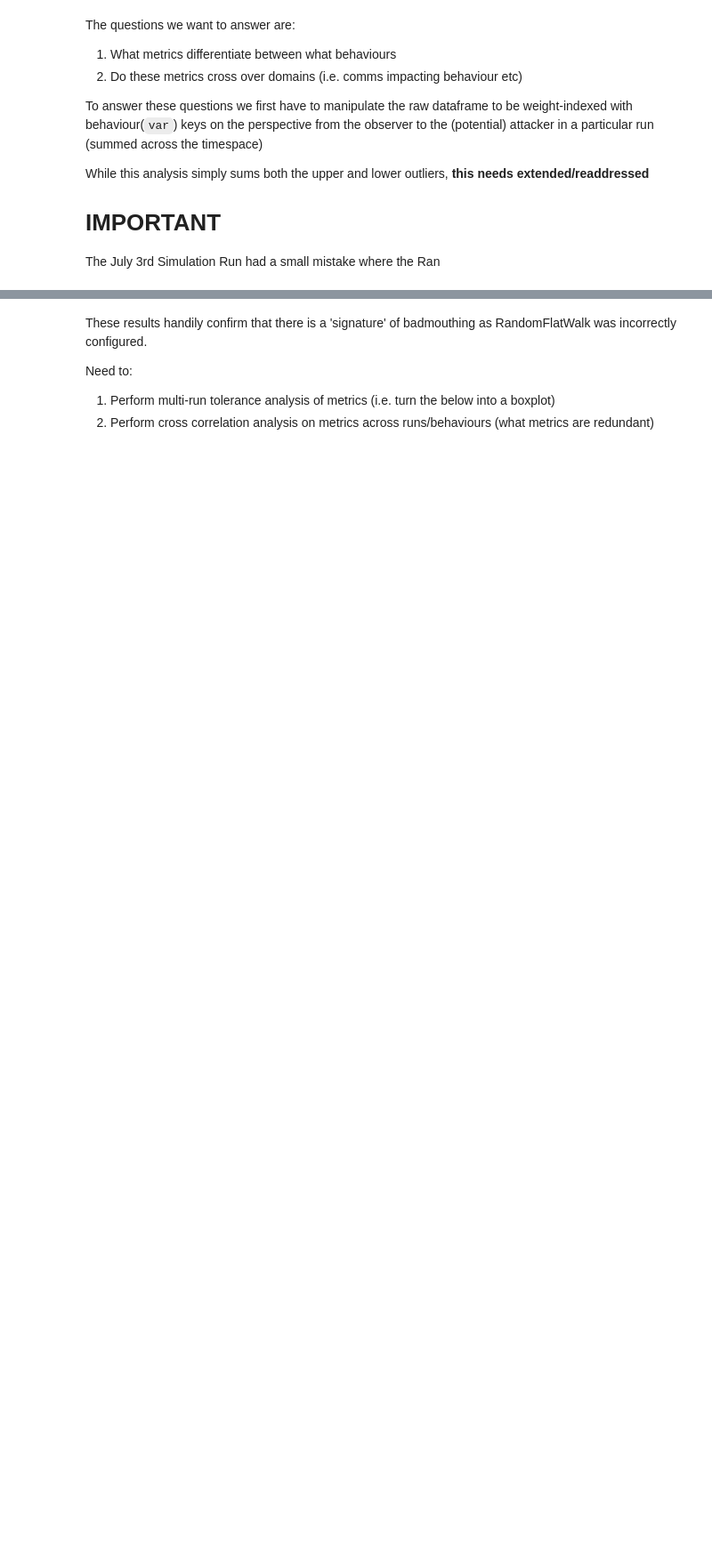
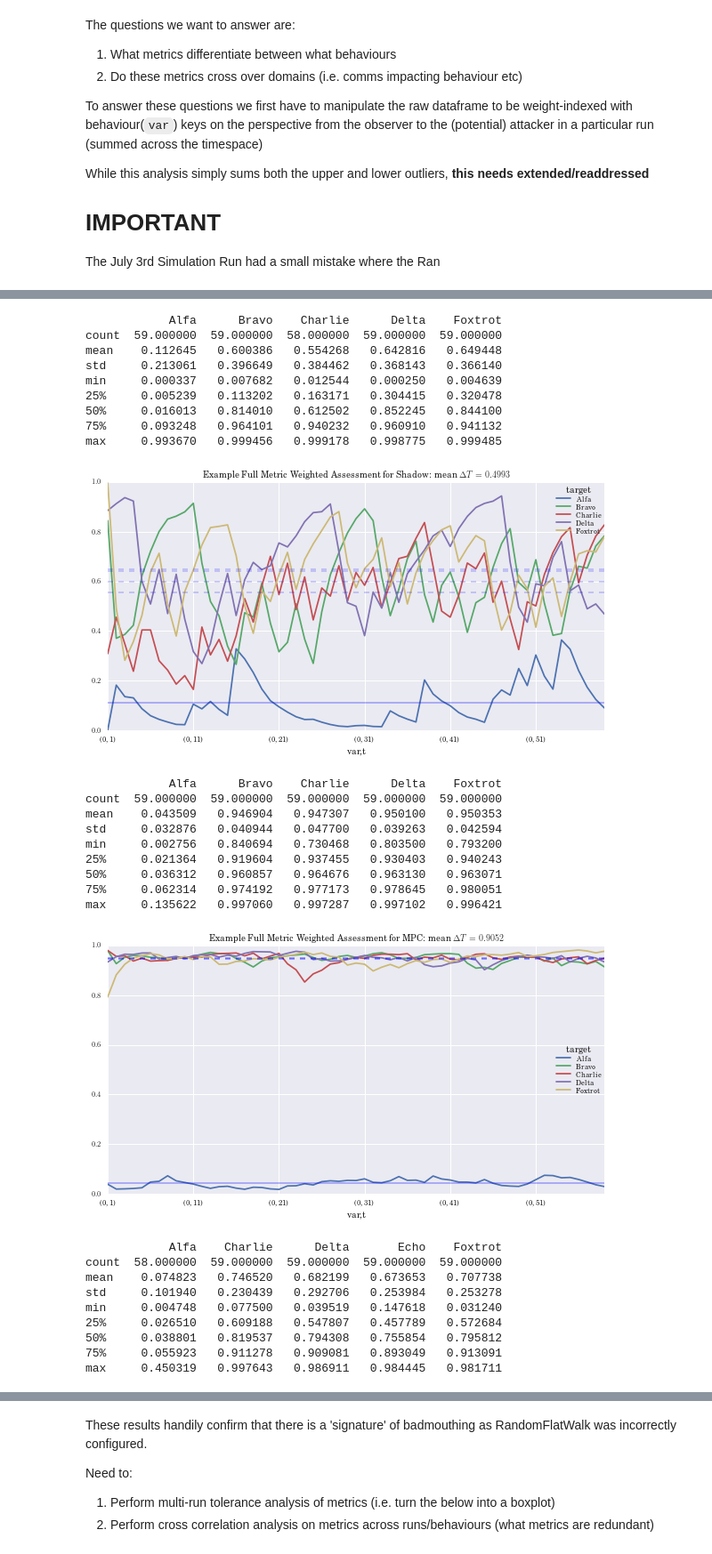
Before and after one commit to andrewbolster/aietes, a Jupyter notebook: scripts/notebooks/AIETES/AIETES Joint Behaviour Weight Assessment.ipynb, the cells around one changed output, grey strips where cells are left out. Shown at 89% size. Cells and saved outputs as stored; diff of their text form; code cells hidden in the pictures; blank space fills up the shorter version.

```diff
--- a/scripts/notebooks/AIETES/AIETES Joint Behaviour Weight Assessment.ipynb
+++ b/scripts/notebooks/AIETES/AIETES Joint Behaviour Weight Assessment.ipynb
@@ -249,0 +267,8 @@ IOError: [Errno 2] No such file or directory: '/home/bolster/src/thesis/papers/a
+# %%
+for key, (group, weight) in moar['Fair'].items():
+    print(key)
+    test_weight = Trust.generate_node_trust_perspective(
+        test_trust_observations[comm_keys].xs(key, level='var'),
+        metric_weights=pd.Series(weight))
+    res = test_weight\
+                .dropna(axis=1, how='all')
@@ -249,0 +280,66 @@ IOError: [Errno 2] No such file or directory: '/home/bolster/src/thesis/papers/a
+# %%
+plt.rcParams['figure.figsize'] = 10,5
+
+with pd.get_store(results_path + '.h5') as store:
+    trust_observations = store.trust.dropna()
+map_levels(trust_observations, var_rename_dict)
+key_d = {
+    'full': None,
+    'comms': comm_keys,
+    'phys': phys_keys
+}
+from collections import defaultdict
+plots = {}
+weights = {}
+
+inverted_results = defaultdict(list)
+for subset_str, key in key_d.items():
+    if key is None:
+        _trust_observations = trust_observations
+    else:
+        _trust_observations = trust_observations[key]
+    best_d = uncpickle(fig_basedir+'/best_{}_runs'.format(subset_str))['Fair']
+    for target_str, best in best_d.items():
+        test_weight = Trust.generate_node_trust_perspective(
+            _trust_observations.xs(target_str, level='var'),
+            metric_weights=pd.Series(best[1]))
+        weights[(subset_str,target_str)] = best[1].copy()
+        plots[(subset_str,target_str)]=plot_result(test_weight\
+                    .xs(best[0], level=['observer','run'])\
+                    .dropna(axis=1, how='all'), stds=False, spans=6,
+                    title="Example {} Metric Weighted Assessment for {}".format(
+                subset_str.capitalize(),
+                target_str
+            ))
+for (subset_str, target_str), (fig,ax,result) in plots.items():
+    inverted_results[subset_str].append((target_str,result))
+# %% [output]
+            Alfa      Bravo    Charlie      Delta    Foxtrot
+count  59.000000  59.000000  58.000000  59.000000  59.000000
+mean    0.112645   0.600386   0.554268   0.642816   0.649448
+std     0.213061   0.396649   0.384462   0.368143   0.366140
+min     0.000337   0.007682   0.012544   0.000250   0.004639
+25%     0.005239   0.113202   0.163171   0.304415   0.320478
+50%     0.016013   0.814010   0.612502   0.852245   0.844100
+75%     0.093248   0.964101   0.940232   0.960910   0.941132
+max     0.993670   0.999456   0.999178   0.998775   0.999485
+[figure, added]
+            Alfa      Bravo    Charlie      Delta    Foxtrot
+count  59.000000  59.000000  59.000000  59.000000  59.000000
+mean    0.043509   0.946904   0.947307   0.950100   0.950353
+std     0.032876   0.040944   0.047700   0.039263   0.042594
+min     0.002756   0.840694   0.730468   0.803500   0.793200
+25%     0.021364   0.919604   0.937455   0.930403   0.940243
+50%     0.036312   0.960857   0.964676   0.963130   0.963071
+75%     0.062314   0.974192   0.977173   0.978645   0.980051
+max     0.135622   0.997060   0.997287   0.997102   0.996421
+[figure, added]
+            Alfa    Charlie      Delta       Echo    Foxtrot
+count  58.000000  59.000000  59.000000  59.000000  59.000000
+mean    0.074823   0.746520   0.682199   0.673653   0.707738
+std     0.101940   0.230439   0.292706   0.253984   0.253278
+min     0.004748   0.077500   0.039519   0.147618   0.031240
+25%     0.026510   0.609188   0.547807   0.457789   0.572684
+50%     0.038801   0.819537   0.794308   0.755854   0.795812
+75%     0.055923   0.911278   0.909081   0.893049   0.913091
+max     0.450319   0.997643   0.986911   0.984445   0.981711
```
Also changed, not shown: parts of 22 cells of this notebook, 4 other files.
